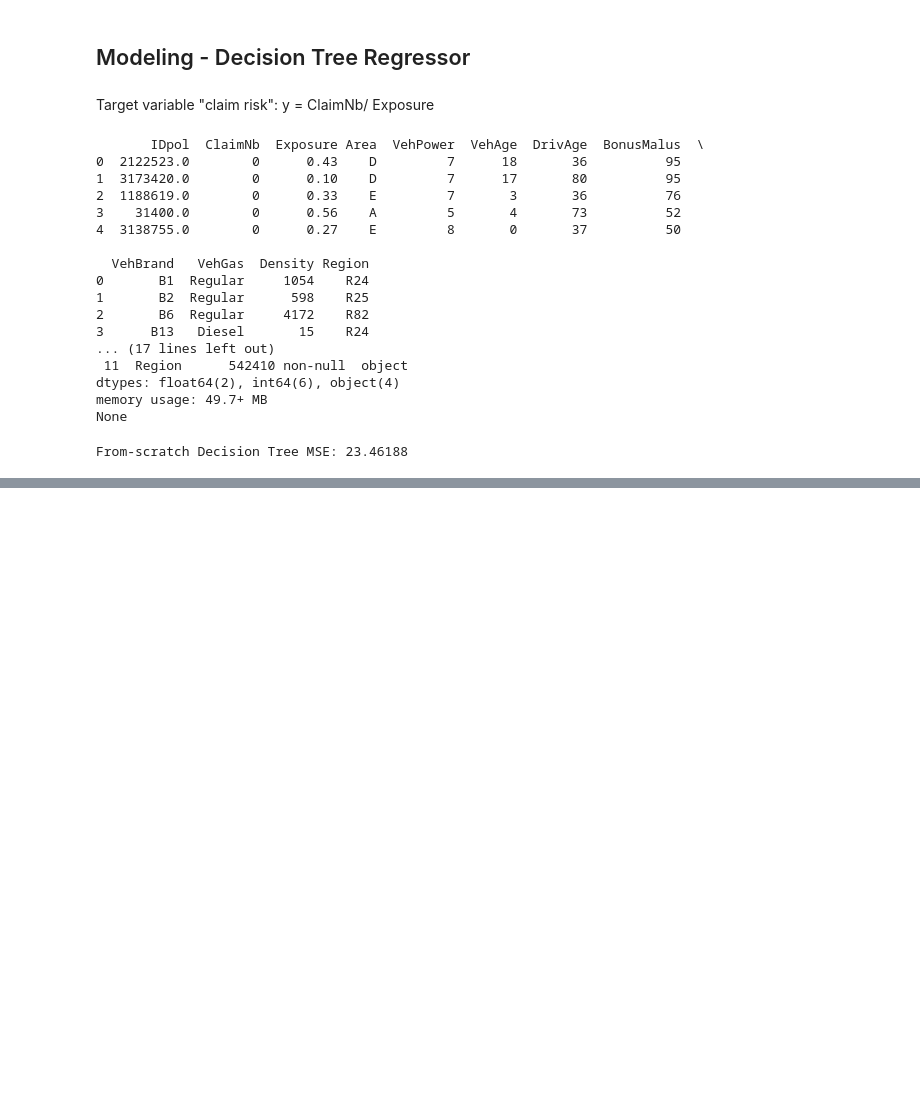
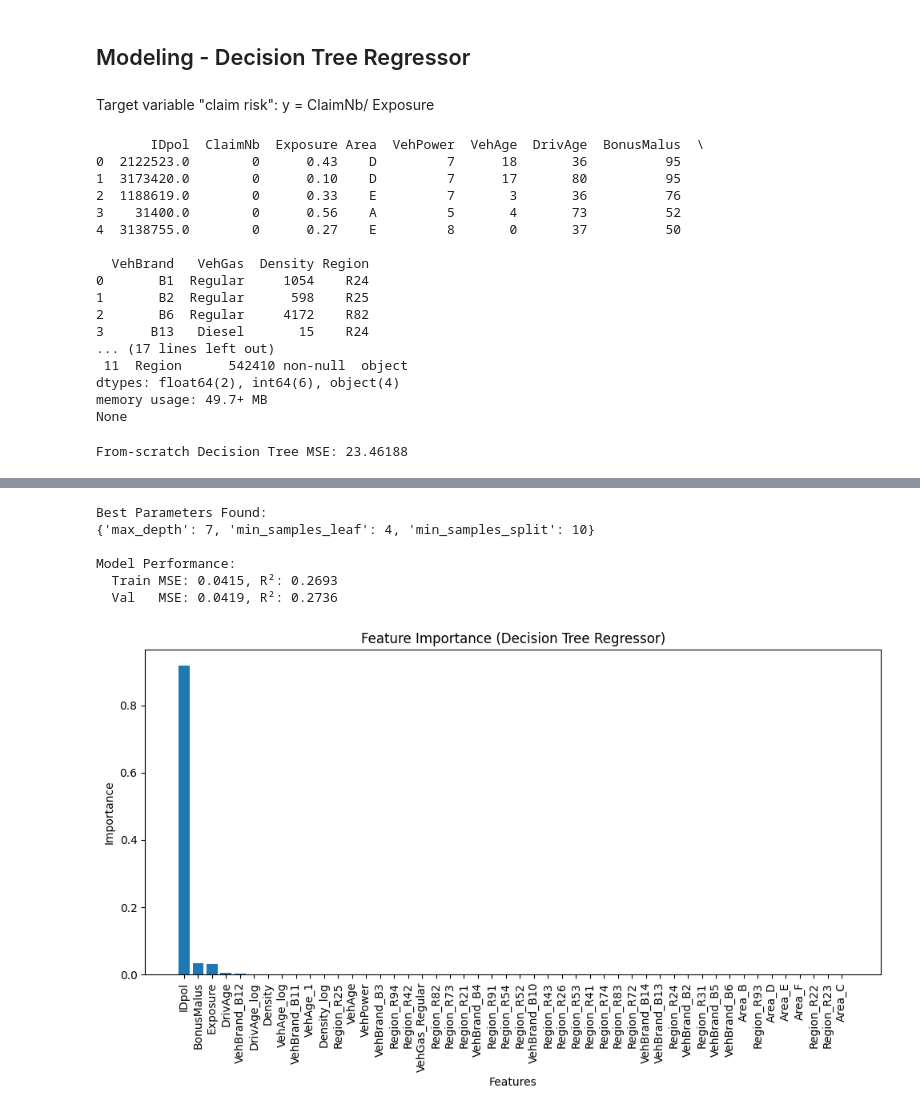
Before and after one commit to HKrtsn/ML-Project, a Jupyter notebook: decision_tree.ipynb, the cells around one changed output, grey strips where cells are left out. Saved outputs shown, nothing was run; the diff lists cells and outputs as text; code cells hidden in the pictures; blank space fills up the shorter version.

```diff
--- a/decision_tree.ipynb
+++ b/decision_tree.ipynb
@@ -156,0 +248,79 @@ Average absolute difference between scratch & reference: 0.16302
+# %%
+import numpy as np
+import pandas as pd
+import matplotlib.pyplot as plt
+from sklearn.tree import DecisionTreeRegressor, plot_tree
+from sklearn.model_selection import train_test_split, GridSearchCV
+from sklearn.metrics import mean_squared_error, r2_score
+
+df['VehAge_1'] = df['VehAge'] + 1
+df['VehAge_log'] = np.log(df['VehAge_1'])
+df['DrivAge_log'] = np.log(df['DrivAge'])
+df['Density_log'] = np.log(df['Density'])
+
+X = df.drop(columns=['ClaimNb'])
+y = df['ClaimNb']
+
+X = pd.get_dummies(X, drop_first=True)
+
+X_train, X_val, y_train, y_val = train_test_split(X, y, test_size=0.2, random_state=42)
+
+
+tree = DecisionTreeRegressor(random_state=42)
+param_grid = {
+    'max_depth': [3, 5, 7, 9, 11],
+    'min_samples_split': [2, 5, 10],
+    'min_samples_leaf': [1, 2, 4]
+}
+
+grid_search = GridSearchCV(
+    estimator=tree,
+    param_grid=param_grid,
+    cv=5,
+    scoring='r2',
+    n_jobs=-1
+)
+
+grid_search.fit(X_train, y_train)
+print("Best Parameters Found:")
+print(grid_search.best_params_)
+print()
+
+
+best_tree = grid_search.best_estimator_
+
+y_train_pred = best_tree.predict(X_train)
+y_val_pred = best_tree.predict(X_val)
+
+train_mse = mean_squared_error(y_train, y_train_pred)
+val_mse = mean_squared_error(y_val, y_val_pred)
+train_r2 = r2_score(y_train, y_train_pred)
+val_r2 = r2_score(y_val, y_val_pred)
+
+print("Model Performance:")
+print(f"  Train MSE: {train_mse:.4f}, R²: {train_r2:.4f}")
+print(f"  Val   MSE: {val_mse:.4f}, R²: {val_r2:.4f}")
+print()
+
+
+importances = best_tree.feature_importances_
+sorted_idx = np.argsort(importances)[::-1]
+sorted_features = X.columns[sorted_idx]
+sorted_importances = importances[sorted_idx]
+
+plt.figure(figsize=(10, 6))
+plt.bar(range(len(sorted_importances)), sorted_importances, align='center')
+plt.xticks(range(len(sorted_importances)), sorted_features, rotation=90)
+plt.title('Feature Importance (Decision Tree Regressor)')
+plt.xlabel('Features')
+plt.ylabel('Importance')
+plt.tight_layout()
+plt.show()
+# %% [output]
+Best Parameters Found:
+{'max_depth': 7, 'min_samples_leaf': 4, 'min_samples_split': 10}
+
+Model Performance:
+  Train MSE: 0.0415, R²: 0.2693
+  Val   MSE: 0.0419, R²: 0.2736
+[figure, added]
```
Also changed, not shown: parts of 3 cells of this notebook.
